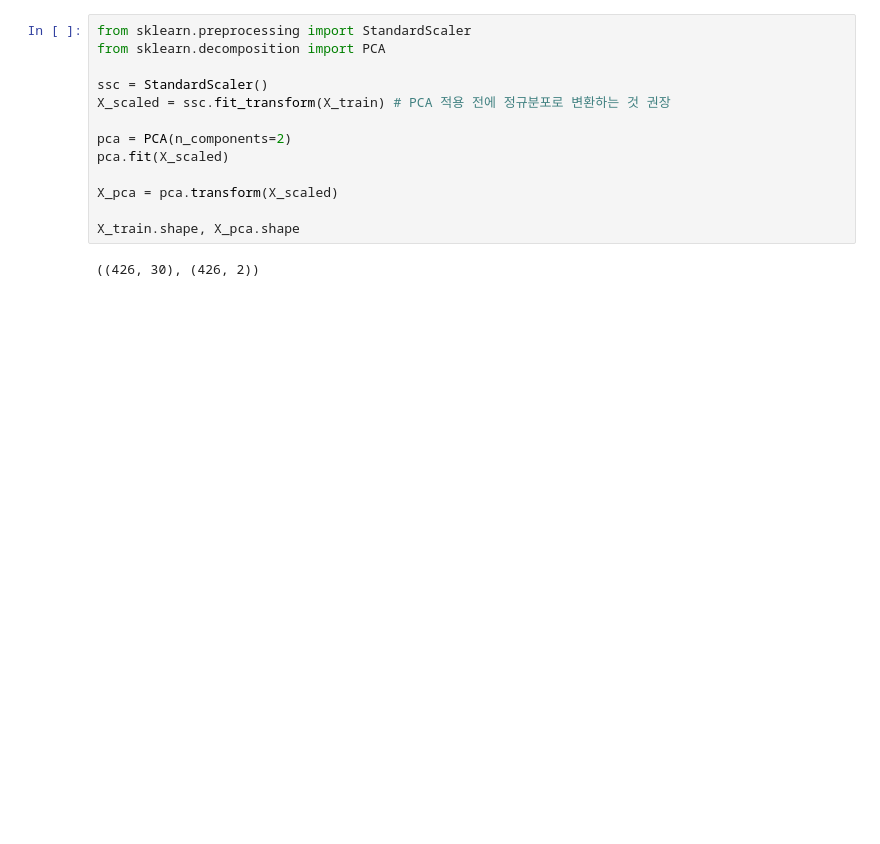
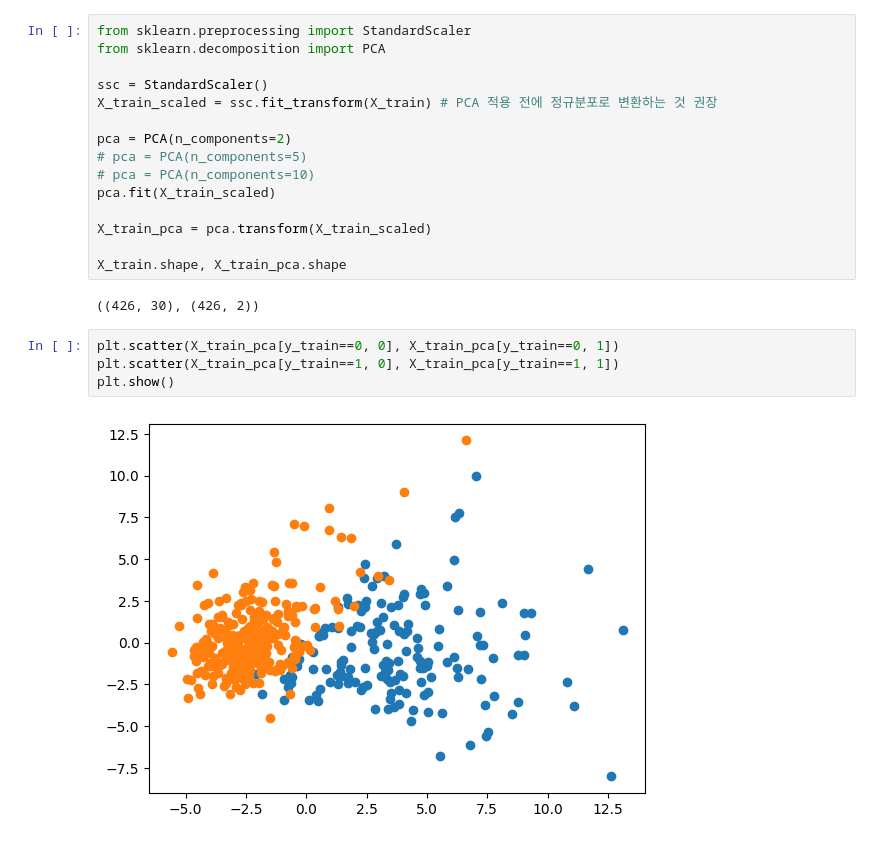
Before and after one commit to shared-repo/human-da, a Jupyter notebook: workspace/ml-basic/example-16.ipynb, the cells around one changed output. Cells and saved outputs as stored; diff of their text form; blank space fills up the shorter version.

```diff
--- a/workspace/ml-basic/example-16.ipynb
+++ b/workspace/ml-basic/example-16.ipynb
@@ -58,13 +58,21 @@ from sklearn.preprocessing import StandardScaler
 from sklearn.decomposition import PCA
 
 ssc = StandardScaler()
-X_scaled = ssc.fit_transform(X_train) # PCA 적용 전에 정규분포로 변환하는 것 권장
+X_train_scaled = ssc.fit_transform(X_train) # PCA 적용 전에 정규분포로 변환하는 것 권장
 
 pca = PCA(n_components=2)
-pca.fit(X_scaled)
+# pca = PCA(n_components=5)
+# pca = PCA(n_components=10)
+pca.fit(X_train_scaled)
 
-X_pca = pca.transform(X_scaled)
+X_train_pca = pca.transform(X_train_scaled)
 
-X_train.shape, X_pca.shape
+X_train.shape, X_train_pca.shape
 # %% [output]
 ((426, 30), (426, 2))
+# %%
+plt.scatter(X_train_pca[y_train==0, 0], X_train_pca[y_train==0, 1])
+plt.scatter(X_train_pca[y_train==1, 0], X_train_pca[y_train==1, 1])
+plt.show()
+# %% [output]
+[figure, added]
```
Also changed, not shown: parts of 8 cells of this notebook.
